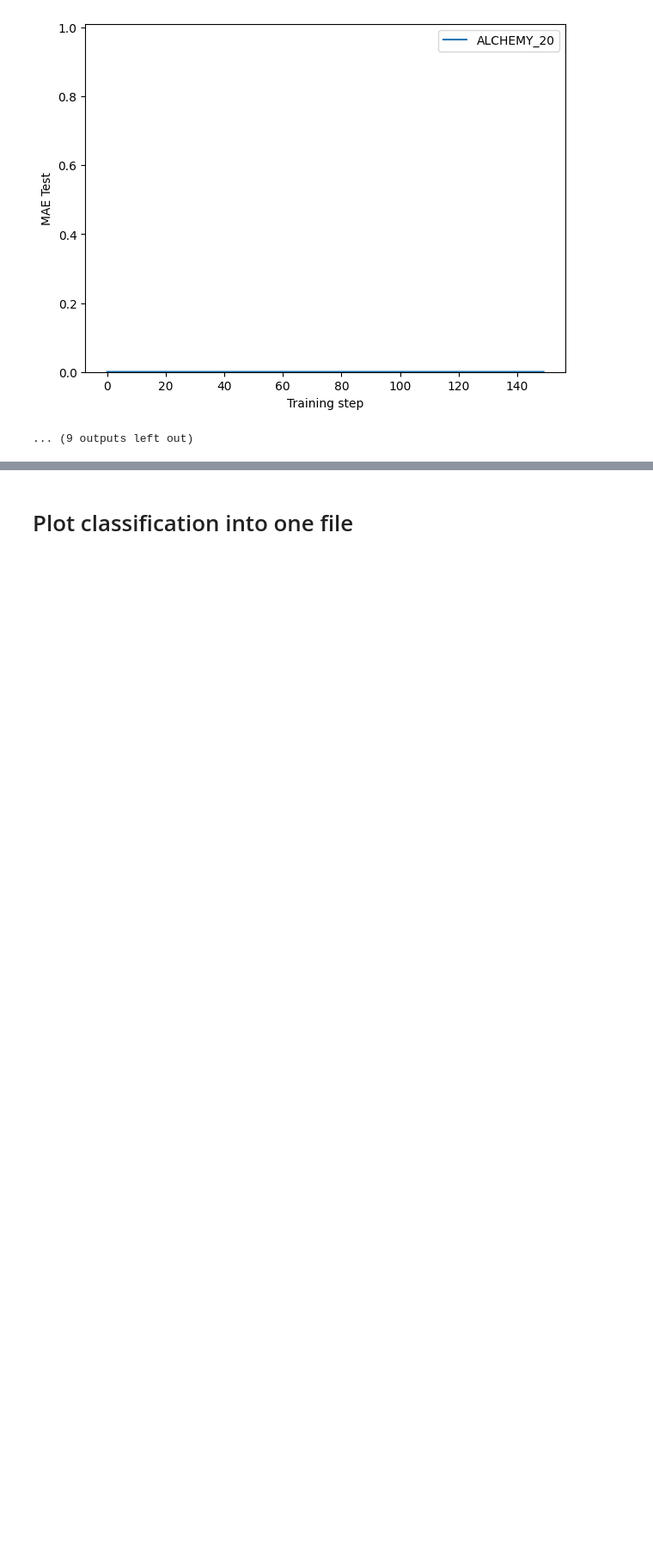
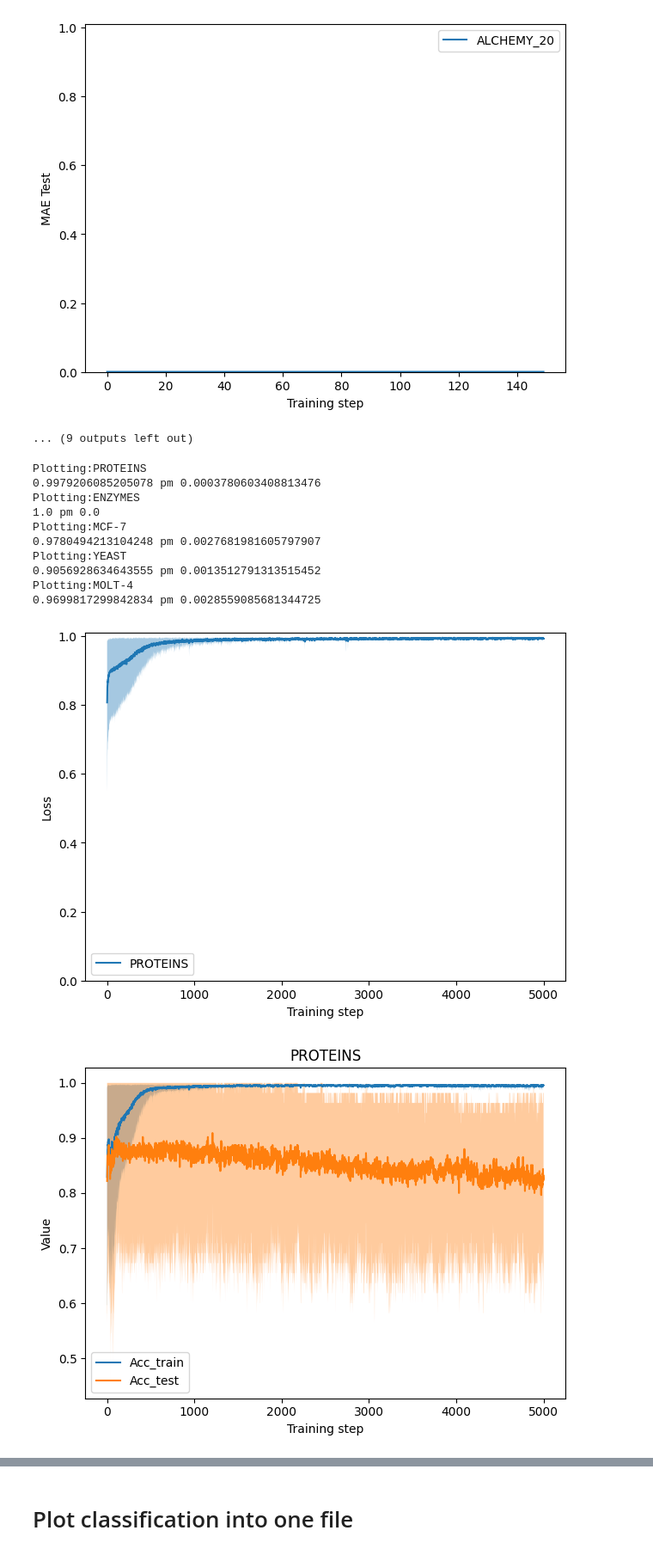
Before and after one commit to cap-jmk/carate-pwc, a Jupyter notebook: notebooks/Plotting.ipynb, the cells around one changed output, grey strips where cells are left out. Shown at 86% size. Drawn from its saved outputs; the diff is of its cells as text; code cells hidden in the pictures; blank space fills up the shorter version.

Commit message:
fix loss plotting

```diff
--- a/notebooks/Plotting.ipynb
+++ b/notebooks/Plotting.ipynb
@@ -133,3 +133,18 @@ Plotting:ZINC_20_no_norm
 [figure]
 [figure]
 ... (9 outputs left out)
+# %%
+plot_runs(base_dirs[0],  val_single="Loss")
+# %% [output]
+Plotting:PROTEINS
+0.9979206085205078 pm 0.0003780603408813476
+Plotting:ENZYMES
+1.0 pm 0.0
+Plotting:MCF-7
+0.9780494213104248 pm 0.0027681981605797907
+Plotting:YEAST
+0.9056928634643555 pm 0.0013512791313515452
+Plotting:MOLT-4
+0.9699817299842834 pm 0.0028559085681344725
+[figure, added]
+[figure, added]
```
Also changed, not shown: parts of 3 cells of this notebook, 3 other files.
